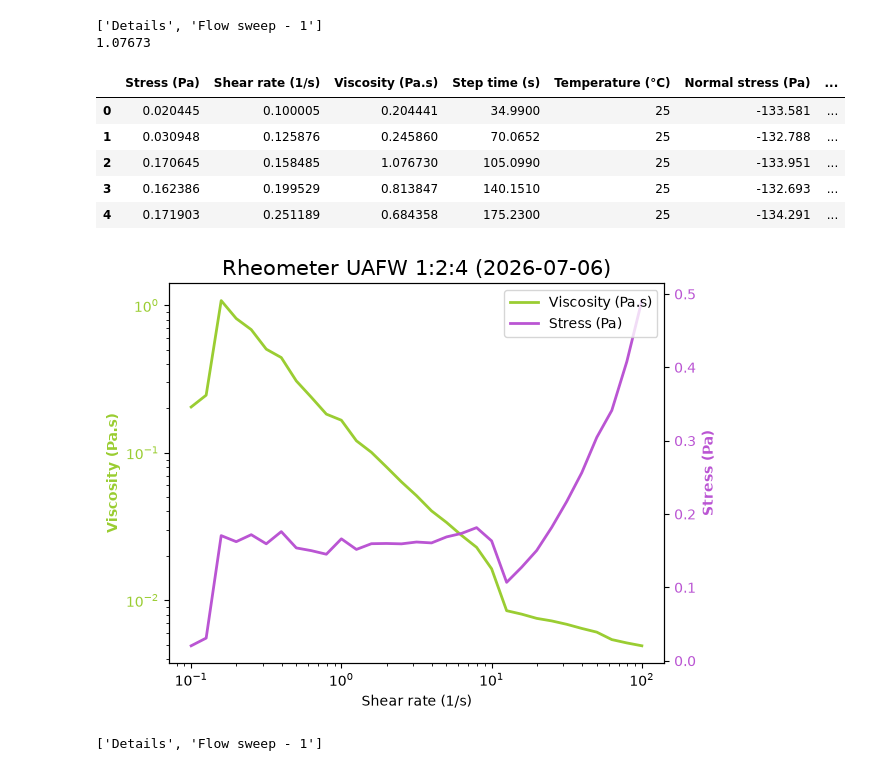
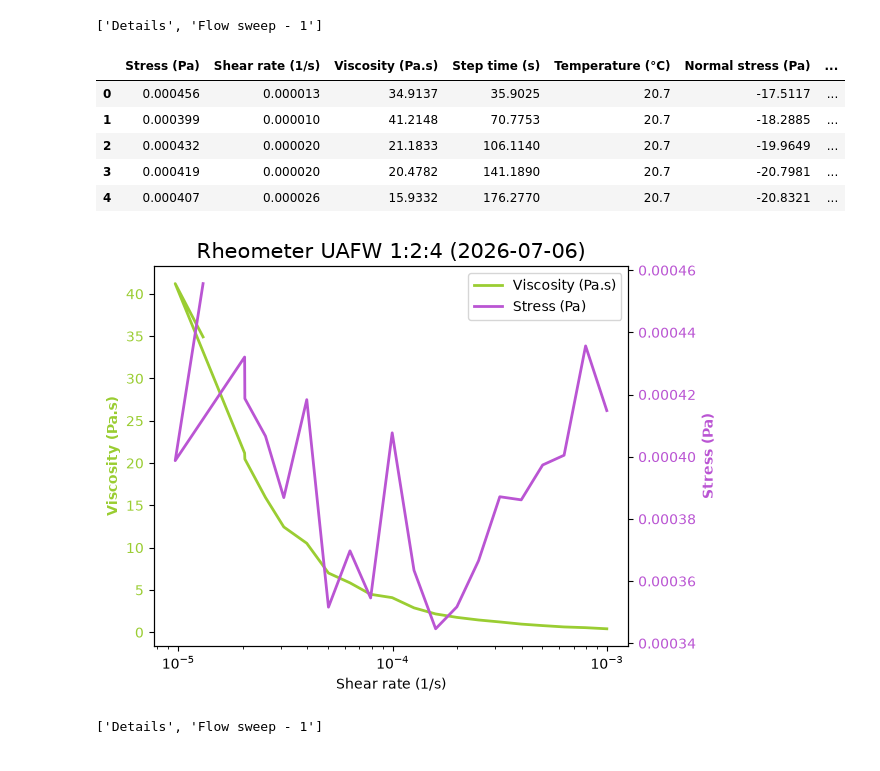
Before and after one commit to maurielle-noto/ionic-liquid-characterization, a Jupyter notebook: rheo.ipynb, the cells around one changed output. Cells and saved outputs as stored; diff of their text form; code cells hidden in the pictures.

```diff
--- a/rheo.ipynb
+++ b/rheo.ipynb
@@ -62,50 +78,49 @@ def extract_data(path):
 
     return combined_df
 # %%
-rheo_df = extract_data("/Users/mauriellenoto/Desktop/seager/ionicliquids/isn/RHEO/2026-07-07/2026-07-07-RHEO-UAFW.xls")
-print(rheo_df["Viscosity (Pa.s)"].max())
+rheo_df = extract_data("/Users/mauriellenoto/Desktop/seager/ionicliquids/data/RHEO/2026-07-26/20260726-RHEO-UAFW.xls")
+# print(rheo_df["Viscosity (Pa.s)"].max())
 rheo_df.head()
 # %% [output]
 ['Details', 'Flow sweep - 1']
-1.07673
 |  | Stress (Pa) | Shear rate (1/s) | Viscosity (Pa.s) | Step time (s) | Temperature (°C) | Normal stress (Pa) | ... |
-| 0 | 0.020445 | 0.100005 | 0.204441 | 34.9900 | 25 | -133.581 | ... |
-| 1 | 0.030948 | 0.125876 | 0.245860 | 70.0652 | 25 | -132.788 | ... |
-| 2 | 0.170645 | 0.158485 | 1.076730 | 105.0990 | 25 | -133.951 | ... |
-| 3 | 0.162386 | 0.199529 | 0.813847 | 140.1510 | 25 | -132.693 | ... |
-| 4 | 0.171903 | 0.251189 | 0.684358 | 175.2300 | 25 | -134.291 | ... |
+| 0 | 0.000456 | 0.000013 | 34.9137 | 35.9025 | 20.7 | -17.5117 | ... |
+| 1 | 0.000399 | 0.000010 | 41.2148 | 70.7753 | 20.7 | -18.2885 | ... |
+| 2 | 0.000432 | 0.000020 | 21.1833 | 106.1140 | 20.7 | -19.9649 | ... |
+| 3 | 0.000419 | 0.000020 | 20.4782 | 141.1890 | 20.7 | -20.7981 | ... |
+| 4 | 0.000407 | 0.000026 | 15.9332 | 176.2770 | 20.7 | -20.8321 | ... |
 # %%
 import matplotlib.pyplot as plt
 import numpy as np
 
 rheo_cols = list(rheo_df.columns)
 
 y1 = "yellowgreen"
 y2 = "mediumorchid"
 
 fig, ax1 = plt.subplots()
 
-visco = ax1.loglog(rheo_df[rheo_cols[1]], rheo_df[rheo_cols[2]], color = y1, lw = 2, label = rheo_cols[2])
+visco = ax1.semilogx(rheo_df[rheo_cols[1]], rheo_df[rheo_cols[2]], color = y1, lw = 2, label = rheo_cols[2])
 ax1.set_ylabel(rheo_cols[2], color = y1, fontweight = "semibold")
 ax1.set_xlabel(rheo_cols[1])
 ax1.tick_params(axis = 'y', labelcolor = y1)
 # min , max = 0.25,1
 # ax1.set_xlim(min,max)
 # ax1.set_ylim(0,0.6)
 
 ax2 = ax1.twinx()
 
 stress = ax2.semilogx(rheo_df[rheo_cols[1]], rheo_df[rheo_cols[0]], color = y2, lw = 2, label = rheo_cols[0])
 ax2.set_ylabel(rheo_cols[0], color = y2, fontweight = "semibold")
 ax2.tick_params(axis='y', labelcolor = y2)
 
 plt.title("Rheometer UAFW 1:2:4 (2026-07-06)", fontsize = 15)
 plt.legend(loc = "upper right",
            handles = [visco[0],
                       stress[0],
                       ]
            )
 plt.tight_layout()
 plt.show()
 # %% [output]
-[figure, old version]
+[figure, new version]
```
Also changed, not shown: parts of 6 cells of this notebook, 2 other files.
